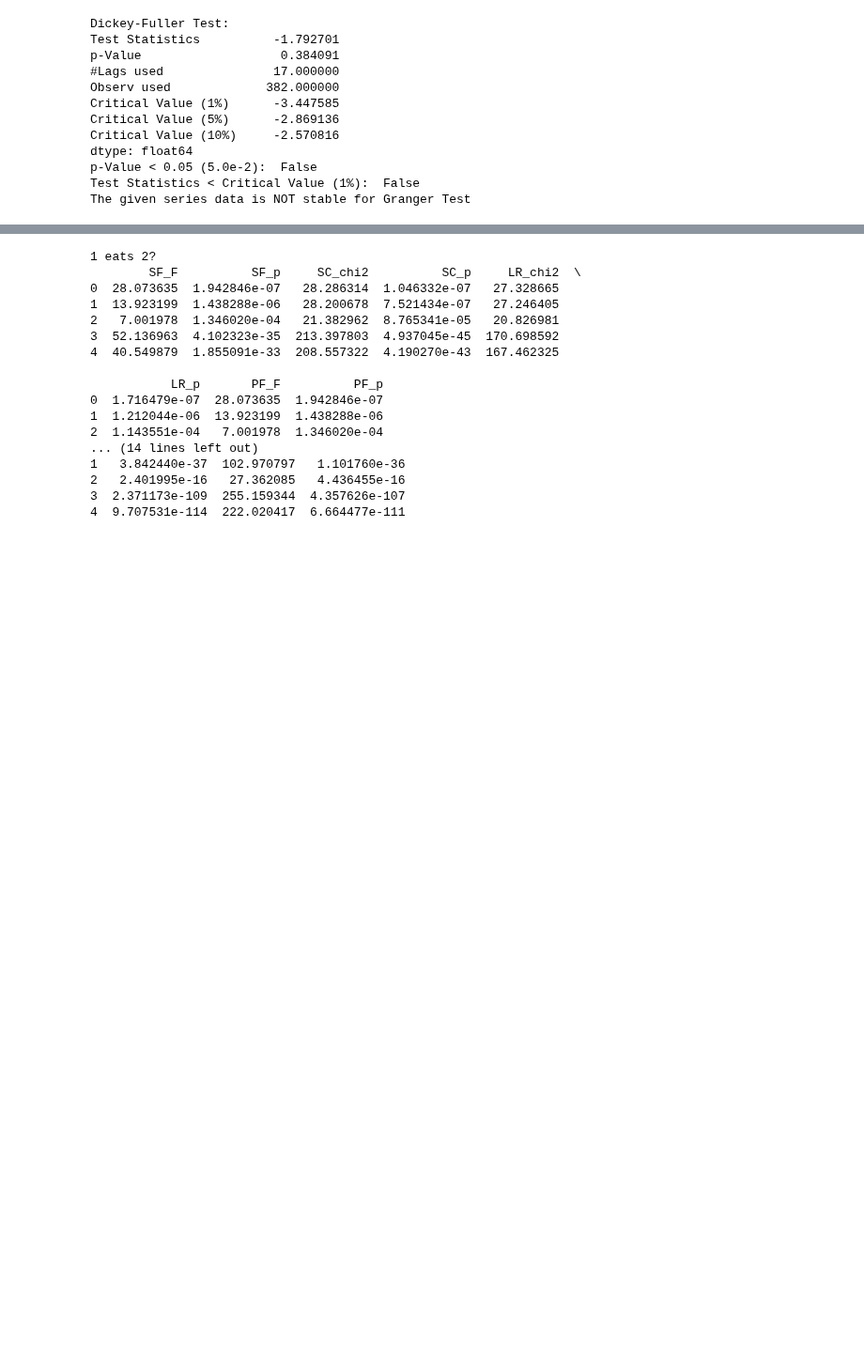
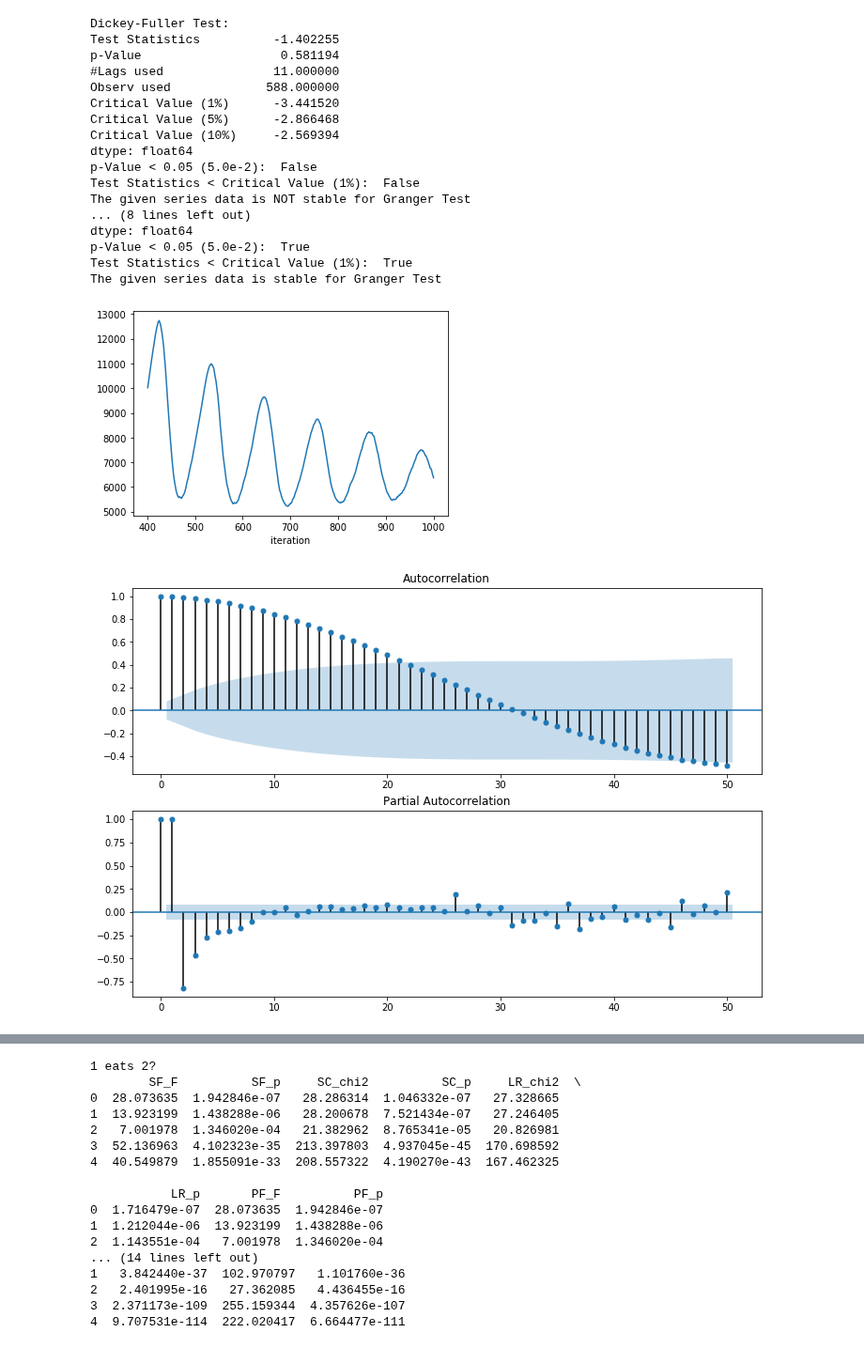
Before and after one commit to AlexisWIT/Causal_Relationship_Inferring, a Jupyter notebook: GCT_2_Species.ipynb, the cells around one changed output, grey strips where cells are left out. Shown at 94% size. Cells and saved outputs as stored; diff of their text form; code cells hidden in the pictures; blank space fills up the shorter version.

```diff
--- a/GCT_2_Species.ipynb
+++ b/GCT_2_Species.ipynb
@@ -45,28 +50,60 @@ iteration  species_1  species_2
 # %%
 # Check data
+def adf_test(data):
+    print('Dickey-Fuller Test:')
+    df_Test = adfuller(data, autolag='AIC')
 
-print('Dickey-Fuller Test:')
-df_Test = adfuller(df['species_2'], autolag='AIC')
-df_Result = pd.Series(df_Test[0:4], index=['Test Statistics', 'p-Value', '#Lags used', 'Observ used'])
-for key, value in df_Test[4].items():
-    df_Result['Critical Value (%s)' %key] = value
-print(df_Result)
-print('p-Value < 0.05 (5.0e-2): ', df_Test[1] < 0.05)
-print('Test Statistics < Critical Value (1%): ', df_Test[0] < df_Test[4]['1%'])
-if df_Test[1]<0.05 and df_Test[0]<df_Test[4]['1%']:
-    print('The given series data is stable for Granger Test')
-else:
-    print('The given series data is NOT stable for Granger Test')
+    df_Result = pd.Series(df_Test[0:4], index=['Test Statistics', 'p-Value', '#Lags used', 'Observ used'])
+    for key, value in df_Test[4].items():
+        df_Result['Critical Value (%s)' %key] = value
+    print(df_Result)
+    print('p-Value < 0.05 (5.0e-2): ', df_Test[1] < 0.05)
+    print('Test Statistics < Critical Value (1%): ', df_Test[0] < df_Test[4]['1%'])
+    if df_Test[1]<0.05 and df_Test[0]<df_Test[4]['1%']:
+        print('The given series data is stable for Granger Test')
+    else:
+        print('The given series data is NOT stable for Granger Test')
+
+adf_test(df['species_1'])
+
+adf_test(df['species_2'])
 # %% [output]
 Dickey-Fuller Test:
-Test Statistics          -1.792701
-p-Value                   0.384091
-#Lags used               17.000000
-Observ used             382.000000
-Critical Value (1%)      -3.447585
-Critical Value (5%)      -2.869136
-Critical Value (10%)     -2.570816
+Test Statistics          -1.402255
+p-Value                   0.581194
+#Lags used               11.000000
+Observ used             588.000000
+Critical Value (1%)      -3.441520
+Critical Value (5%)      -2.866468
+Critical Value (10%)     -2.569394
 dtype: float64
 p-Value < 0.05 (5.0e-2):  False
 Test Statistics < Critical Value (1%):  False
 The given series data is NOT stable for Granger Test
+... (8 lines left out)
+dtype: float64
+p-Value < 0.05 (5.0e-2):  True
+Test Statistics < Critical Value (1%):  True
+The given series data is stable for Granger Test
+# %%
+dta = pd.Series(df['species_2'])
+dta.index = pd.Index(df['iteration'])
+#dta.plot(figsize=(12,8))
+dta.plot()
+
+# fig = plt.figure()
+# ax1= fig.add_subplot(111)
+# diff1 = dta.diff(1)
+# diff2 = diff1.diff(1)
+# diff1.plot(ax=ax1)
+
+#adf_test(diff1.tolist())
+
+fig = plt.figure(figsize=(12,8))
+ax1=fig.add_subplot(211)
+fig = plot_acf(dta,lags=50,ax=ax1)
+ax2 = fig.add_subplot(212)
+fig = plot_pacf(dta,lags=50,ax=ax2)
+# %% [output]
+[figure, added]
+[figure, added]
```
Also changed, not shown: parts of 6 cells of this notebook, 4 other files.
